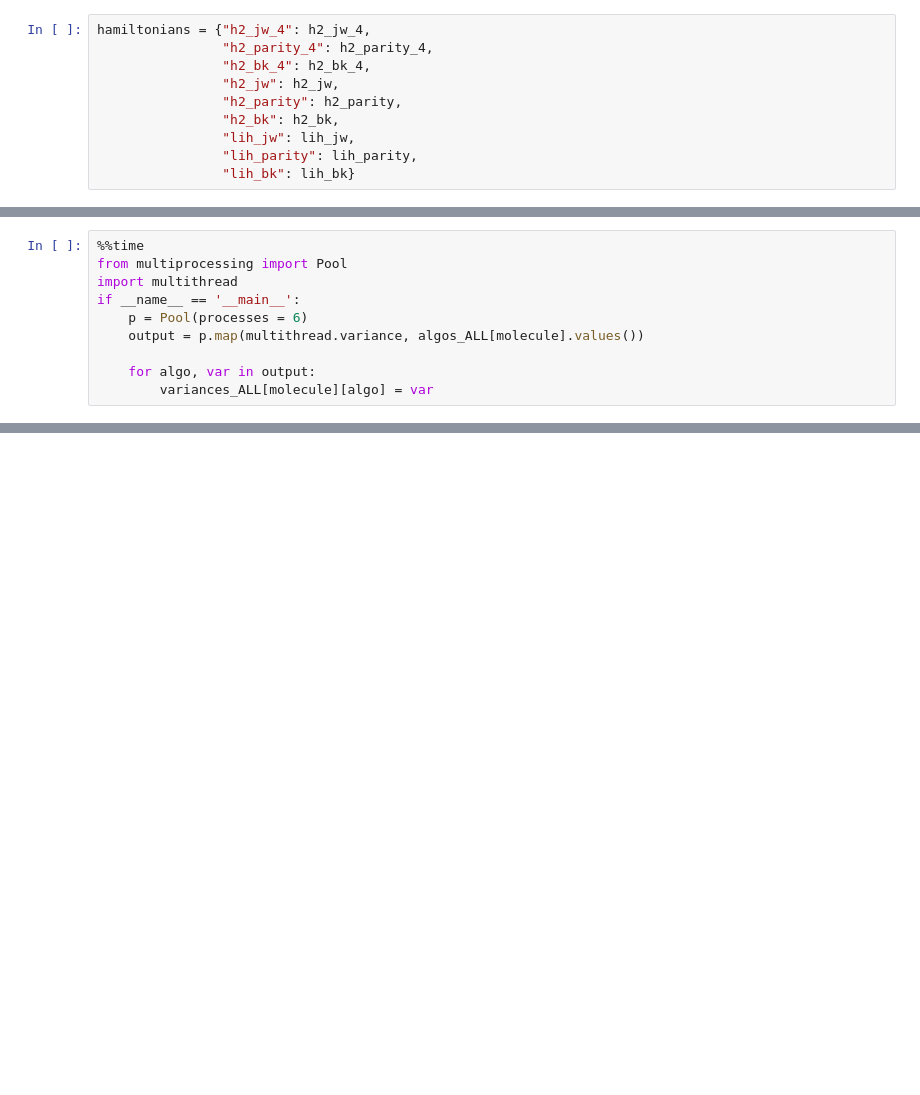
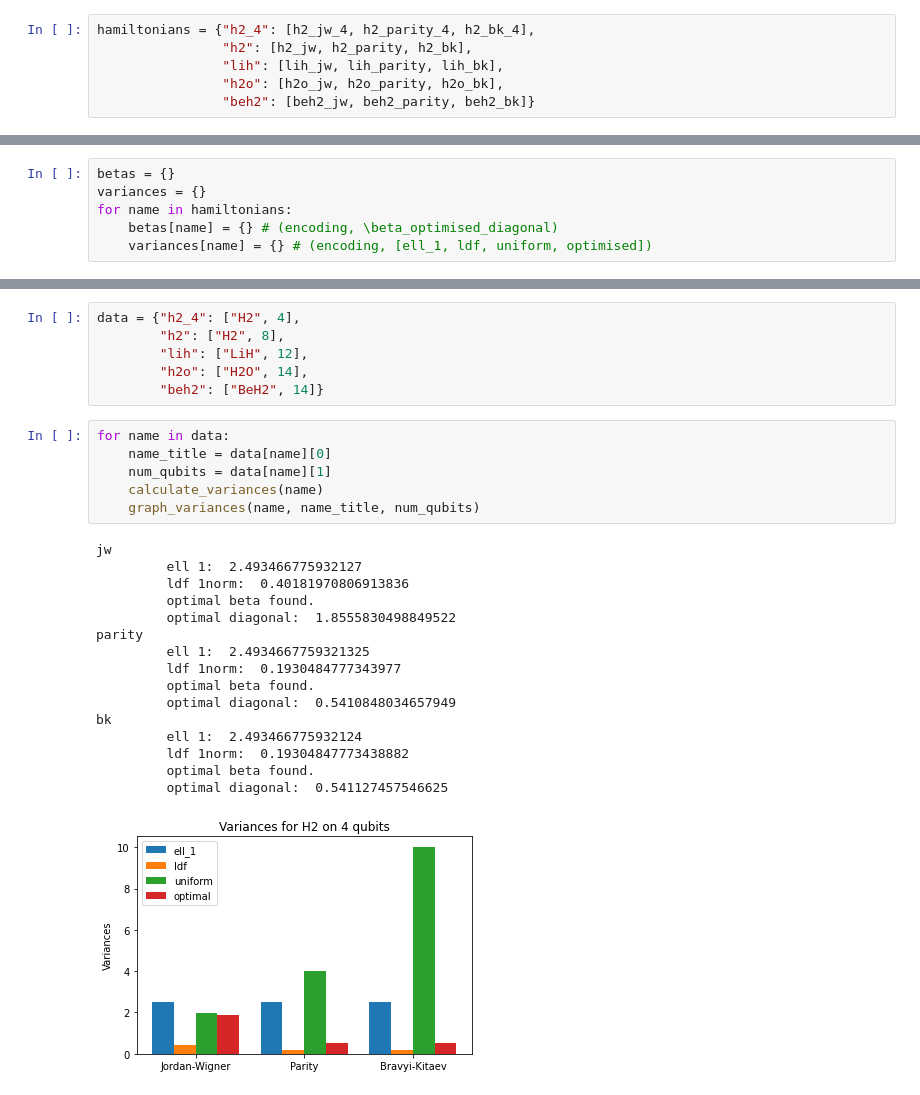
Before and after one commit to charleshadfield/variances, a Jupyter notebook: python/intro-encoding-comparison.ipynb, the cells around one changed output, grey strips where cells are left out. Cells and saved outputs as stored; diff of their text form; blank space fills up the shorter version.

Commit message:
various encodings compared correctly

```diff
--- a/python/intro-encoding-comparison.ipynb
+++ b/python/intro-encoding-comparison.ipynb
@@ -18,10 +30,6 @@ lih_bk = Hamiltonian('LiH_STO3g_12qubits', 'bk')
 # %%
-hamiltonians = {"h2_jw_4": h2_jw_4,
-                "h2_parity_4": h2_parity_4,
-                "h2_bk_4": h2_bk_4,
-                "h2_jw": h2_jw,
-                "h2_parity": h2_parity,
-                "h2_bk": h2_bk,
-                "lih_jw": lih_jw,
-                "lih_parity": lih_parity,
-                "lih_bk": lih_bk}
+hamiltonians = {"h2_4": [h2_jw_4, h2_parity_4, h2_bk_4],
+                "h2": [h2_jw, h2_parity, h2_bk],
+                "lih": [lih_jw, lih_parity, lih_bk],
+                "h2o": [h2o_jw, h2o_parity, h2o_bk],
+                "beh2": [beh2_jw, beh2_parity, beh2_bk]}
@@ -72,10 +35,0 @@ Wall time: 15.6 s
-# %%
-%%time
-from multiprocessing import Pool
-import multithread
-if __name__ == '__main__':
-    p = Pool(processes = 6)
-    output = p.map(multithread.variance, algos_ALL[molecule].values())
-
-    for algo, var in output:
-        variances_ALL[molecule][algo] = var
@@ -87,0 +42,6 @@ import numpy as np
+# %%
+betas = {}
+variances = {}
+for name in hamiltonians:
+    betas[name] = {} # (encoding, \beta_optimised_diagonal)
+    variances[name] = {} # (encoding, [ell_1, ldf, uniform, optimised])
@@ -114,0 +111,29 @@ plt.show()
+# %%
+data = {"h2_4": ["H2", 4],
+        "h2": ["H2", 8],
+        "lih": ["LiH", 12],
+        "h2o": ["H2O", 14],
+        "beh2": ["BeH2", 14]}
+# %%
+for name in data:
+    name_title = data[name][0]
+    num_qubits = data[name][1]
+    calculate_variances(name)
+    graph_variances(name, name_title, num_qubits)
+# %% [output]
+jw
+         ell 1:  2.493466775932127
+         ldf 1norm:  0.40181970806913836
+         optimal beta found.
+         optimal diagonal:  1.8555830498849522
+parity
+         ell 1:  2.4934667759321325
+         ldf 1norm:  0.1930484777343977
+         optimal beta found.
+         optimal diagonal:  0.5410848034657949
+bk
+         ell 1:  2.493466775932124
+         ldf 1norm:  0.19304847773438882
+         optimal beta found.
+         optimal diagonal:  0.541127457546625
+[figure, added]
```
Also changed, not shown: parts of 12 cells of this notebook, 9 other files.
